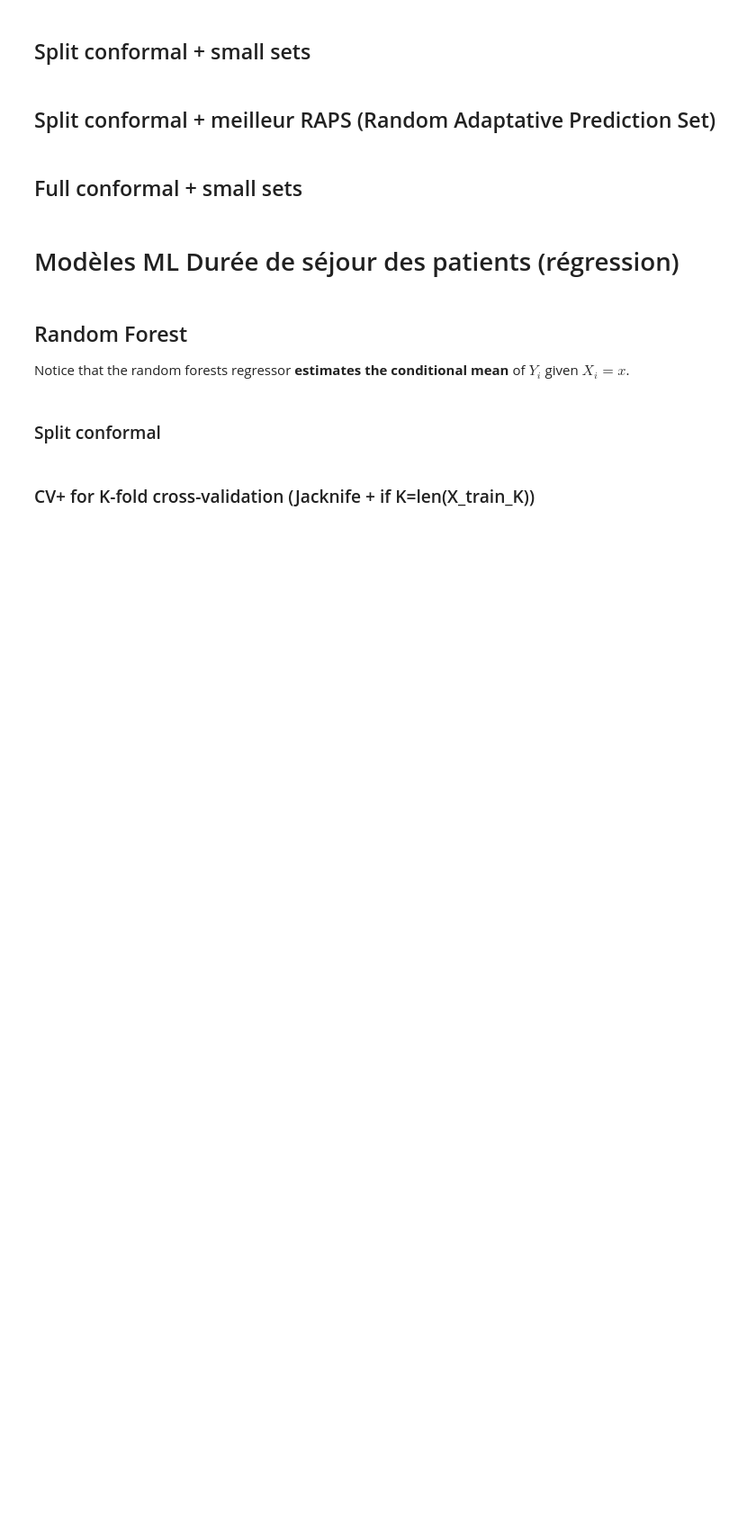
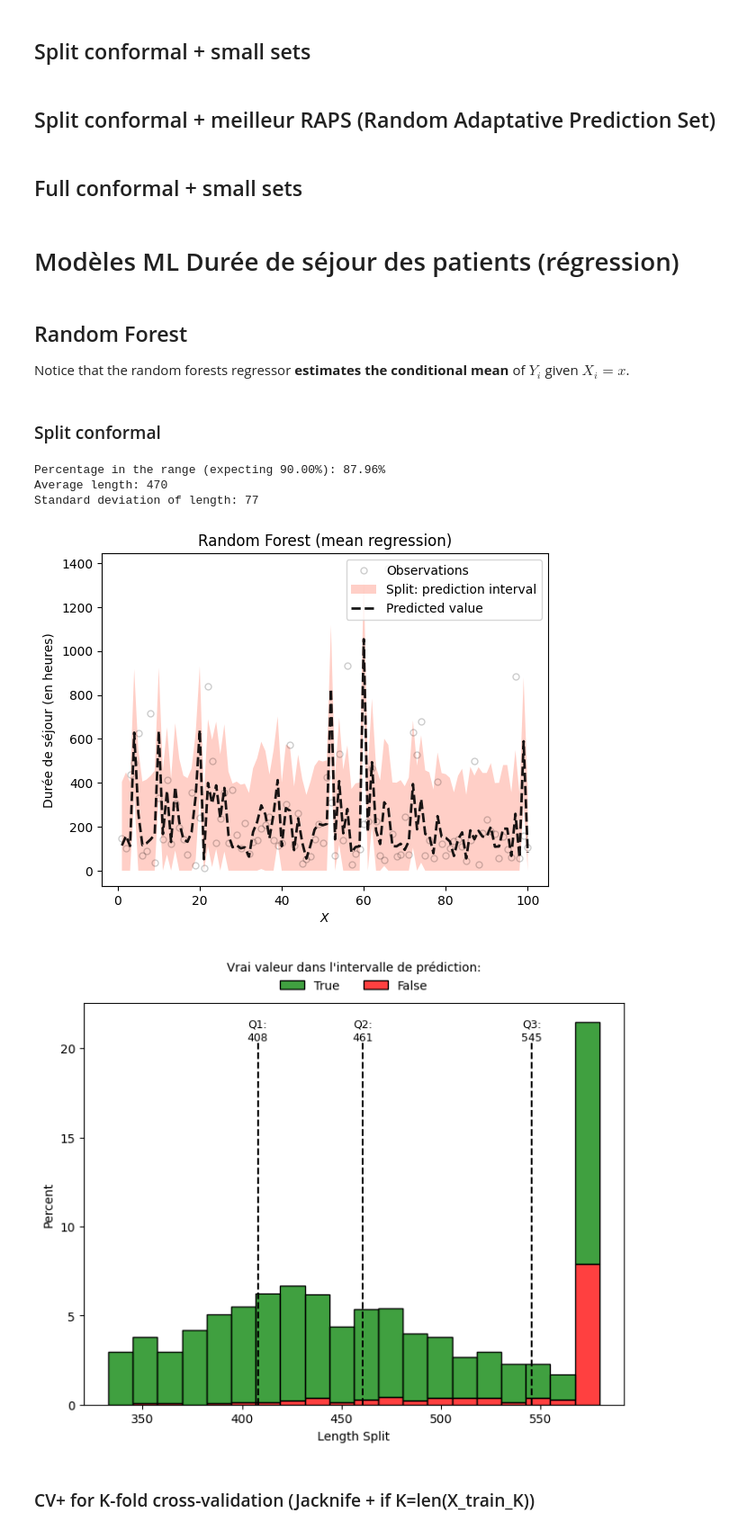
Before and after one commit to Krrcharles/Prediction-conforme-pour-les-donnees--analysee-par-Transformers, a Jupyter notebook: Code_stuart.ipynb, the cells around one changed output. Shown at 90% size. Cells and saved outputs as stored; diff of their text form; code cells hidden in the pictures; blank space fills up the shorter version.

```diff
--- a/Code_stuart.ipynb
+++ b/Code_stuart.ipynb
@@ -740,6 +740,7 @@ def plot_func(y,
               shade_color="",
               method_name="",
               title="",
+              y_name="",
               filename=None,
               save_figures=False,
               max_show=100):
@@ -791,7 +792,7 @@ def plot_func(y,
         plt.ylim(0,y_max)
 
     plt.xlabel('$X$')
-    plt.ylabel('$Y$')
+    plt.ylabel(y_name)
     plt.legend(loc='upper right')
     plt.title(title)
     if save_figures and (filename is not None):
@@ -840,7 +841,7 @@ def plot_hist(length,
 # %% [markdown]
 ## Ajout variables + Changement var d'intérêt si souhaité
 # %%
-Regression = False # Choix d'aller sur regression ou rester sur binaire
+Regression = True # Choix d'aller sur regression ou rester sur binaire
 X_train = df_final.iloc[:, 1:-2]
 X_test = df_final_test.iloc[:, 1:-2]
 
@@ -1618,29 +1631,35 @@ pred_rf = model.predict(X_test[~idx])
 # %%
 # compute and display the average coverage
 in_the_range_split = (y_test[~idx] >= y_lower_split) & (y_test[~idx]<= y_upper_split)
 print("Percentage in the range (expecting %.2f%%): %.2f%%" % (100*(1-alpha), np.sum(in_the_range_split) / len(y_test[~idx]) * 100))
 
 # compute length of the interval per each test point
 length_split = y_upper_split - y_lower_split
 print("Average length:", round(np.mean(length_split)))
 print("Standard deviation of length:", round(np.std(length_split)))
 
 plot_func(y=y_test[~idx],y_u=y_upper_split,y_l=y_lower_split,pred=pred_rf,shade_color='tomato',
-          method_name="Split:",title="Random Forests (mean regression)",
+          method_name="Split:",title="Random Forest (mean regression)",y_name='Durée de séjour (en heures)',
           filename="fig/regres/lineplot_split.png",save_figures=True)
 
 plot_hist(length = length_split, in_the_range = in_the_range_split, x_name="Length Split", dec_x_quant= [0,0,0],
       filename="fig/regres/histo_length_split.png", save_figures=True)
 
 # Log-Signature :
 # Percentage in the range (expecting 90.0%): 88.25%
 # Average length: 467
 # Standard deviation of length: 78
 
 # Signature :
 # Percentage in the range (expecting 90.00%): 87.96%
 # Average length: 470
 # Standard deviation of length: 77
+# %% [output]
+Percentage in the range (expecting 90.00%): 87.96%
+Average length: 470
+Standard deviation of length: 77
+[figure, added]
+[figure, added]
 # %%
 with open('data/traite/pred_rf', 'wb') as f1:
     pickle.dump(pred_rf, f1)
```
Also changed, not shown: parts of 13 cells of this notebook, 18 other files.
